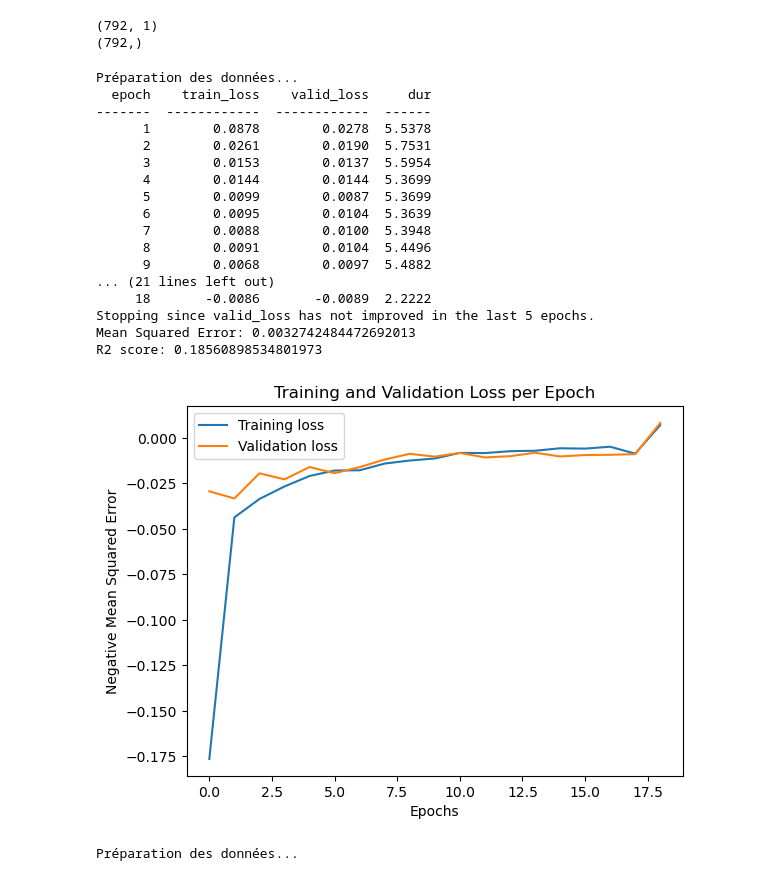
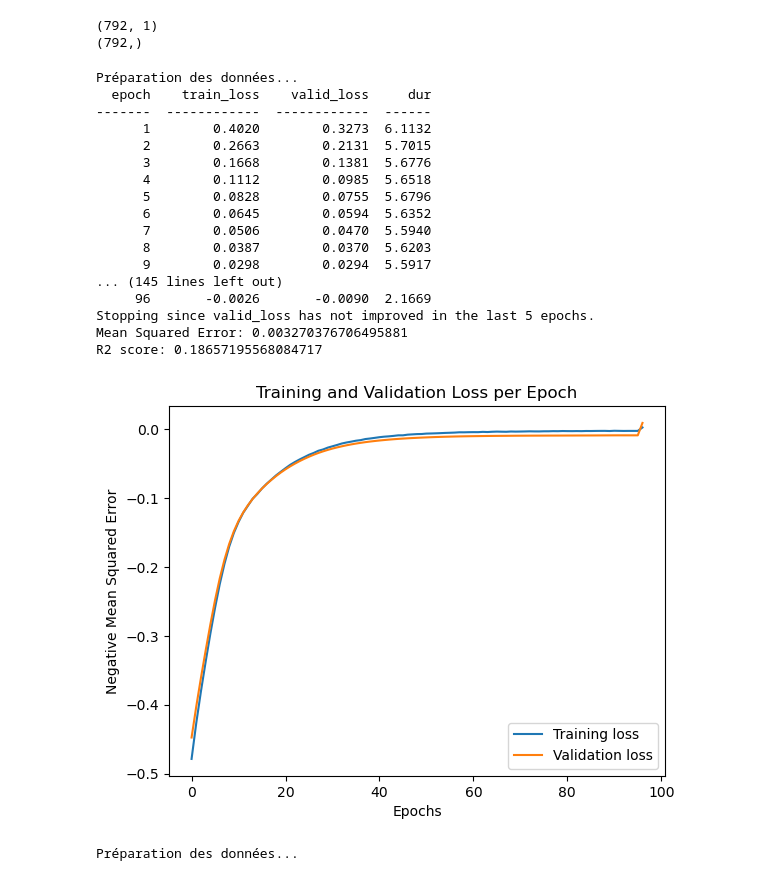
Before and after one commit to paolabiocchi/Yeast_Project, a Jupyter notebook: model_simple_NN.ipynb, the cells around one changed output. Cells and saved outputs as stored; diff of their text form; code cells hidden in the pictures.

```diff
--- a/model_simple_NN.ipynb
+++ b/model_simple_NN.ipynb
@@ -130,9 +130,9 @@ net = NeuralNetRegressor(
 
 # Parameter grid
 param_grid = {
-    'module__dropout_rate': [0.011, 0.012],
-    'lr': [0.00015, 0.00017],
-    'max_epochs': [20],
+    'module__dropout_rate': [0.01],
+    'lr': [0.000001],
+    'max_epochs': [200],
     'optimizer': [optim.Adam],
 }
 
@@ -183,47 +183,47 @@ final_df = pd.DataFrame({
     'division_rate': Y_pred_rev.flatten()
 })
 
 # Save the new DataFrame to a CSV file
 final_csv = final_df.to_csv("Data\\results_nn3.csv", index=False)
 
 # Evaluate the model
 mse = mean_squared_error(y_data_f_reshaped, Y_pred)
 print(f'Mean Squared Error: {mse}')
 r2 = r2_score(y_data_f_reshaped, Y_pred)
 print(f'R2 score: {r2}')
 
 # Extract training and validation loss for a plot
 train_losses = best_net.history[:, 'train_loss']
 valid_losses = best_net.history[:, 'valid_loss']
 
 # Plot training and validation loss
 plt.plot(train_losses, label='Training loss')
 plt.plot(valid_losses, label='Validation loss')
 plt.xlabel('Epochs')
 plt.ylabel('Negative Mean Squared Error')
 plt.title('Training and Validation Loss per Epoch')
 plt.legend()
 plt.savefig("Data\\NNplot_nn3.png")
 plt.show()
 # %% [output]
 Préparation des données...
   epoch    train_loss    valid_loss     dur
 -------  ------------  ------------  ------
-      1        0.0878        0.0278  5.5378
-      2        0.0261        0.0190  5.7531
-      3        0.0153        0.0137  5.5954
-      4        0.0144        0.0144  5.3699
-      5        0.0099        0.0087  5.3699
-      6        0.0095        0.0104  5.3639
-      7        0.0088        0.0100  5.3948
-      8        0.0091        0.0104  5.4496
-      9        0.0068        0.0097  5.4882
-... (21 lines left out)
-     18       -0.0086       -0.0089  2.2222
+      1        0.4020        0.3273  6.1132
+      2        0.2663        0.2131  5.7015
+      3        0.1668        0.1381  5.6776
+      4        0.1112        0.0985  5.6518
+      5        0.0828        0.0755  5.6796
+      6        0.0645        0.0594  5.6352
+      7        0.0506        0.0470  5.5940
+      8        0.0387        0.0370  5.6203
+      9        0.0298        0.0294  5.5917
+... (145 lines left out)
+     96       -0.0026       -0.0090  2.1669
 Stopping since valid_loss has not improved in the last 5 epochs.
-Mean Squared Error: 0.0032742484472692013
-R2 score: 0.18560898534801973
+Mean Squared Error: 0.003270376706495881
+R2 score: 0.18657195568084717
-[figure, old version]
+[figure, new version]
 # %%
 #V2
 
```
